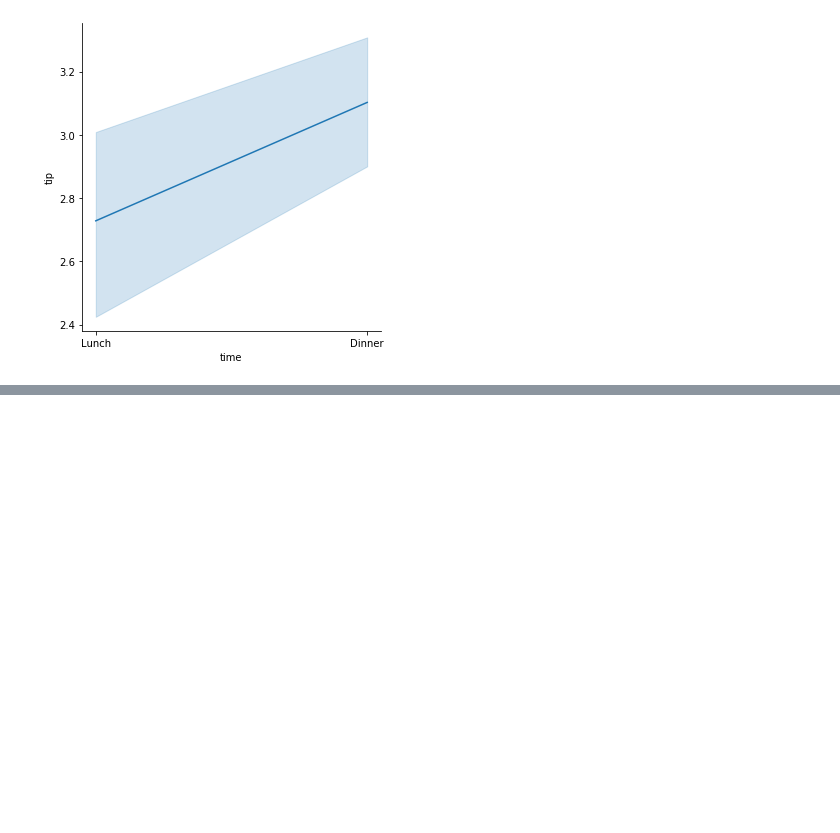
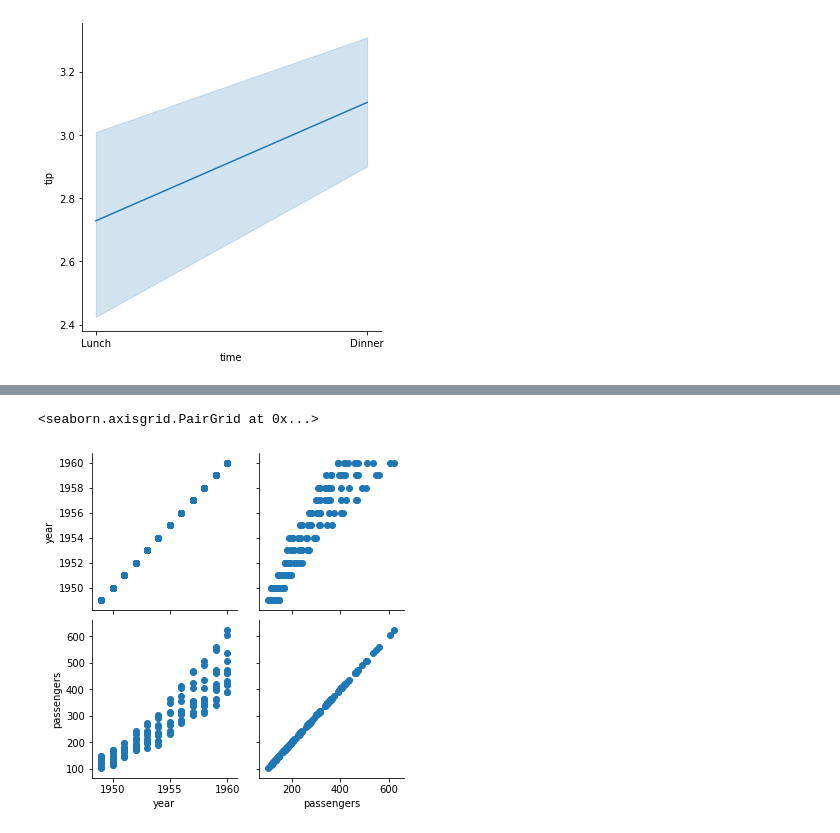
Before and after one commit to MassStreetDataSchool/python-for-data-analysis, a Jupyter notebook: 03 Visualizing Data/Seaborn.ipynb, the cells around one changed output, grey strips where cells are left out. Drawn from its saved outputs; the diff is of its cells as text; code cells hidden in the pictures; blank space fills up the shorter version.

```diff
--- a/03 Visualizing Data/Seaborn.ipynb
+++ b/03 Visualizing Data/Seaborn.ipynb
@@ -23,0 +40,7 @@ sns.relplot(x="time", y="tip", data=b, kind="line")
+# %%
+a=sns.load_dataset('flights')
+b=sns.PairGrid(a)
+b.map(plt.scatter)
+# %% [output]
+<seaborn.axisgrid.PairGrid at 0x...>
+[figure, added]
```
Also changed, not shown: parts of 9 cells of this notebook, 1 other file.
